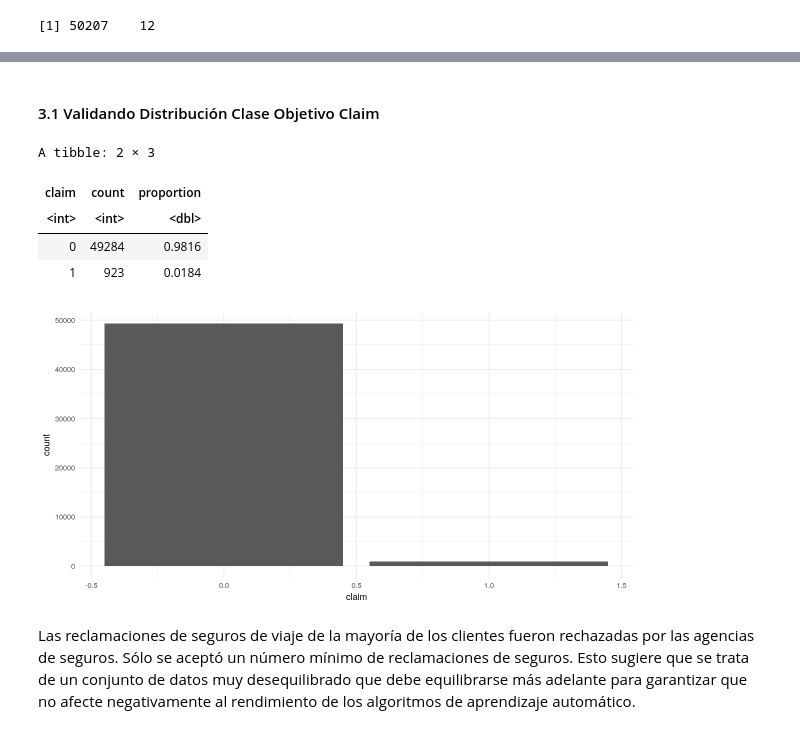
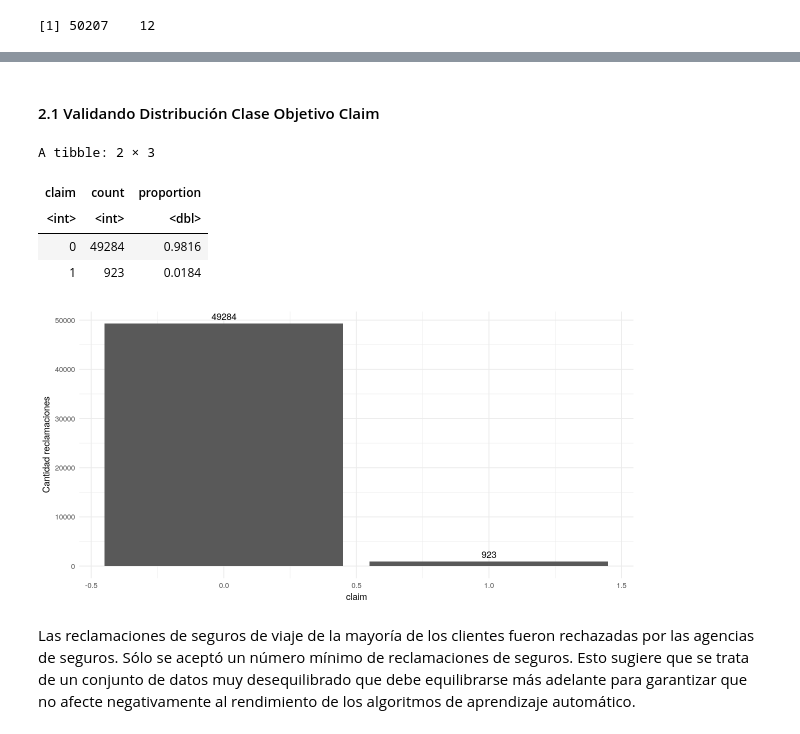
Before and after one commit to gdelgador/devcontainers-rstudio, a Jupyter notebook: explore-data/activida1.ipynb, the cells around one changed output, grey strips where cells are left out. Saved outputs shown, nothing was run; the diff lists cells and outputs as text; code cells hidden in the pictures.

```diff
--- a/explore-data/activida1.ipynb
+++ b/explore-data/activida1.ipynb
@@ -201,5 +235,5 @@ En este apartado nos encargaremos de realizar el análisis a las variables categ
 # %% [markdown]
-#### 3.1 Validando Distribución Clase Objetivo Claim
+#### 2.1 Validando Distribución Clase Objetivo Claim
 # %%
 df_clean %>%
     group_by(claim) %>%
@@ -213,11 +247,14 @@ A tibble: 2 × 3
 | 1 | 923 | 0.0184 |
 # %%
 # grafico barras para clase target
+
 ggplot(df_clean, aes(x = claim)) +
     geom_bar() +
-    theme_minimal()
+    theme_minimal() +
+    labs(y = "Cantidad reclamaciones") +
+    geom_text(stat = 'count', aes(label = ..count..), vjust = -0.5)
 # %% [output]
-[figure, old version]
+[figure, new version]
 # %% [markdown]
 Las reclamaciones de seguros de viaje de la mayoría de los clientes fueron rechazadas por las agencias de seguros. Sólo se aceptó un número mínimo de reclamaciones de seguros. Esto sugiere que se trata de un conjunto de datos muy desequilibrado que debe equilibrarse más adelante para garantizar que no afecte negativamente al rendimiento de los algoritmos de aprendizaje automático.
 # %%
```
Also changed, not shown: parts of 77 cells of this notebook, 3 other files.
